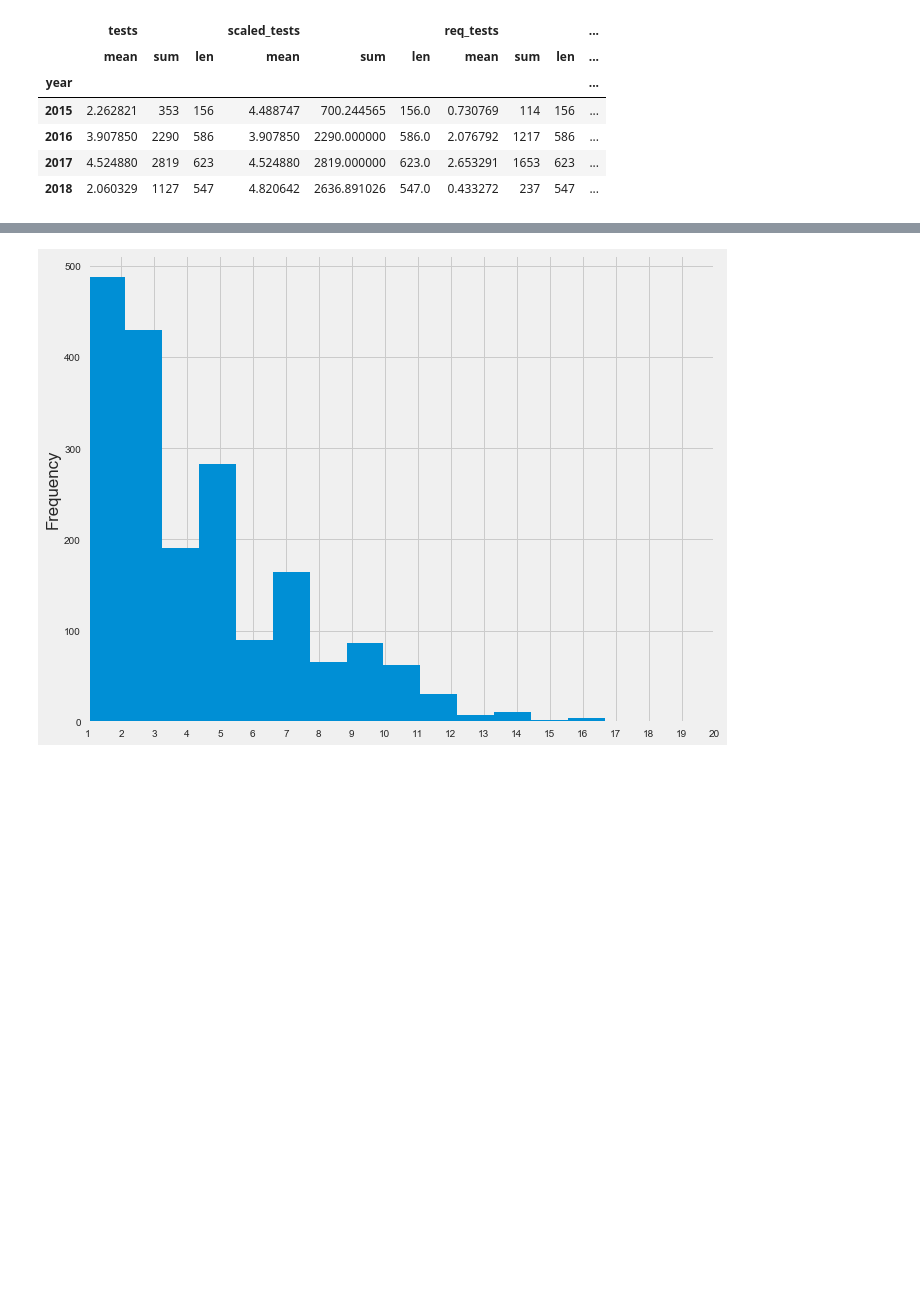
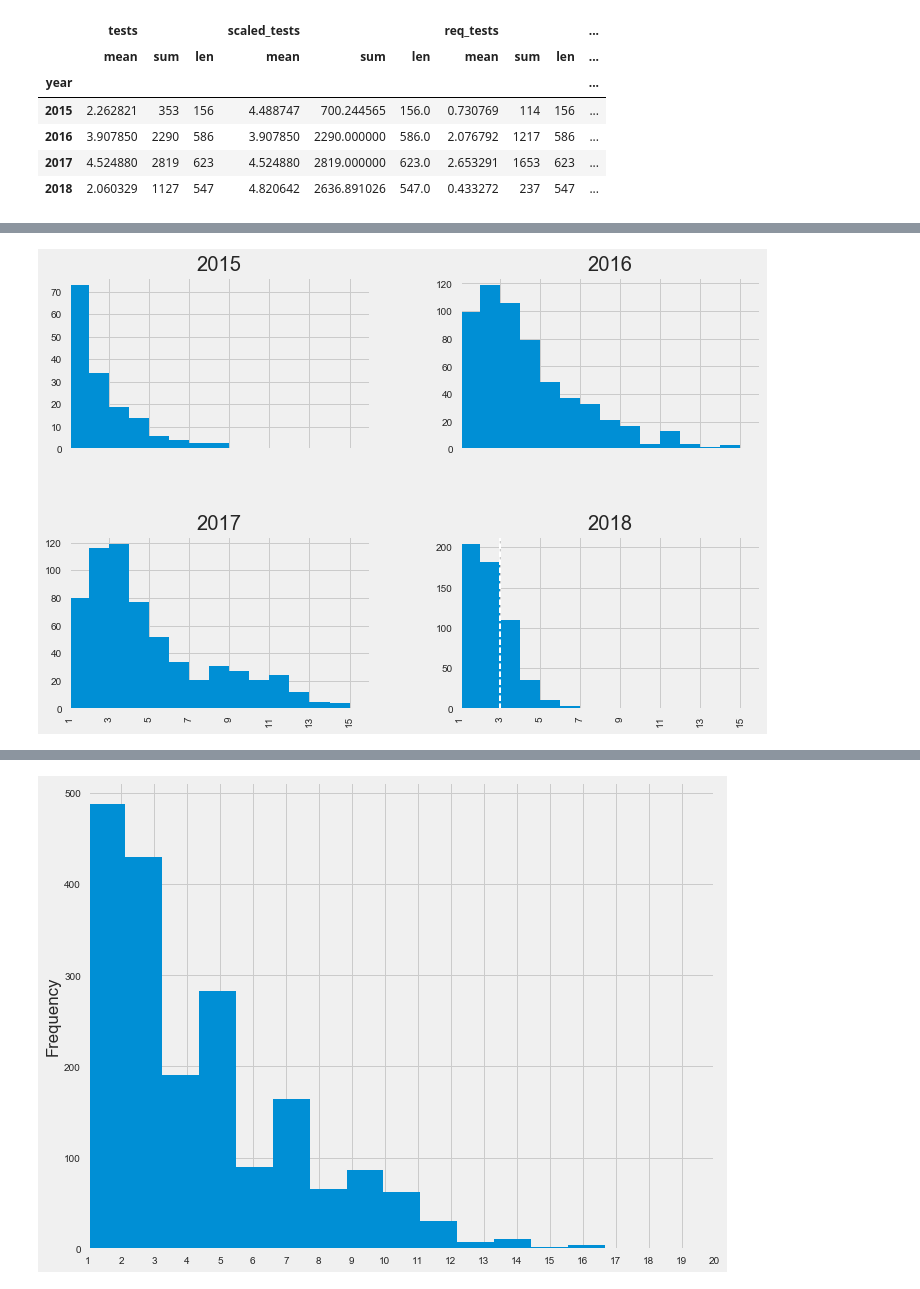
Before and after one commit to Hmamin/usada, a Jupyter notebook: usada_fixed.ipynb, the cells around one changed output, grey strips where cells are left out. Cells and saved outputs as stored; diff of their text form; code cells hidden in the pictures; blank space fills up the shorter version.

```diff
--- a/usada_fixed.ipynb
+++ b/usada_fixed.ipynb
@@ -190,0 +214,8 @@ plt.show()
+# %%
+mma.hist('tests', by='year', figsize=(12,8), sharex=True, bins=range(16))
+plt.axvline(3, ls='--', lw=2, color='white')
+plt.xticks(range(1, 17, 2))
+plt.xlim(1, 16)
+plt.show()
+# %% [output]
+[figure, added]
```
Also changed, not shown: parts of 3 cells of this notebook.
